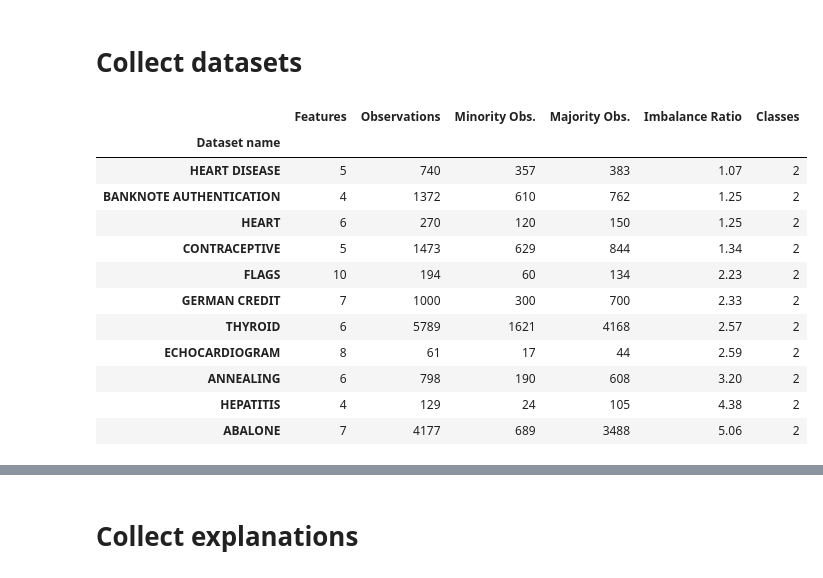
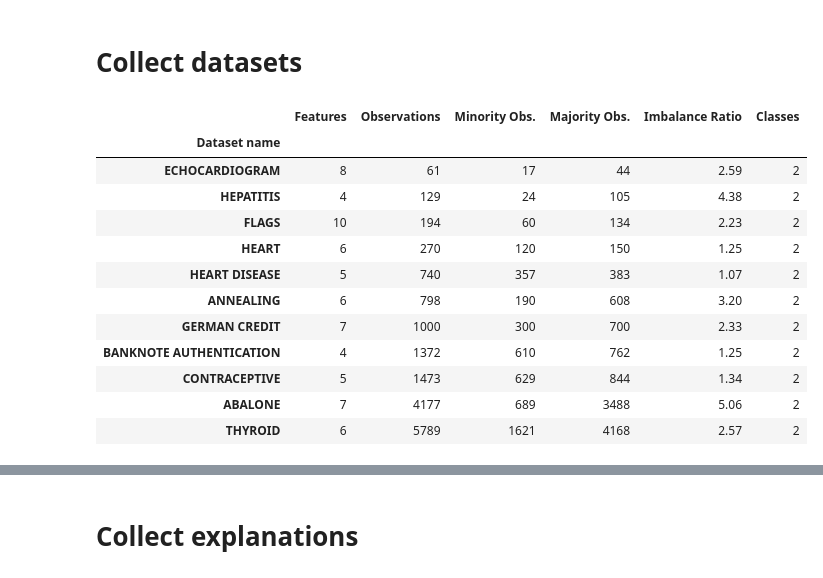
Before and after one commit to joaopfonseca/ExplainerPFN, a Jupyter notebook: notebooks/9-analysis-across-datasets.ipynb, the cells around one changed output, grey strips where cells are left out. Cells and saved outputs as stored; diff of their text form; code cells hidden in the pictures.

```diff
--- a/notebooks/9-analysis-across-datasets.ipynb
+++ b/notebooks/9-analysis-across-datasets.ipynb
@@ -48,34 +48,34 @@ No GPU available. Training will run on CPU.
 # %%
 datasets = BinaryDatasets().download()
 datasets.content_ += ContinuousCategoricalDatasets().download().content_
 content_processed = []
 for name, df in datasets:
     # Drop Credit Approval dataset due to weird formatting issues
     if name == "CREDIT APPROVAL":
         continue
 
     df.columns = df.columns.astype(str)
     df = df.loc[:, ~df.columns.str.startswith("cat")].copy()
     if df.target.nunique() > 2:
         df.target = (df.target == df.target.mode().iloc[0]).astype(int)
 
     if df.shape[1] < max_features and df.shape[1] > 2 and df.shape[0] < max_samples:
         content_processed.append((name, df))
 
 datasets.content_ = content_processed
-summary = datasets.summarize_datasets()
+summary = datasets.summarize_datasets().sort_values(by="Observations")
 summary
 # %% [output]
 |  | Features | Observations | Minority Obs. | Majority Obs. | Imbalance Ratio | Classes |
 | Dataset name |  |  |  |  |  |  |
+| ECHOCARDIOGRAM | 8 | 61 | 17 | 44 | 2.59 | 2 |
+| HEPATITIS | 4 | 129 | 24 | 105 | 4.38 | 2 |
+| FLAGS | 10 | 194 | 60 | 134 | 2.23 | 2 |
+| HEART | 6 | 270 | 120 | 150 | 1.25 | 2 |
 | HEART DISEASE | 5 | 740 | 357 | 383 | 1.07 | 2 |
+| ANNEALING | 6 | 798 | 190 | 608 | 3.20 | 2 |
+| GERMAN CREDIT | 7 | 1000 | 300 | 700 | 2.33 | 2 |
 | BANKNOTE AUTHENTICATION | 4 | 1372 | 610 | 762 | 1.25 | 2 |
-| HEART | 6 | 270 | 120 | 150 | 1.25 | 2 |
 | CONTRACEPTIVE | 5 | 1473 | 629 | 844 | 1.34 | 2 |
-| FLAGS | 10 | 194 | 60 | 134 | 2.23 | 2 |
-| GERMAN CREDIT | 7 | 1000 | 300 | 700 | 2.33 | 2 |
+| ABALONE | 7 | 4177 | 689 | 3488 | 5.06 | 2 |
 | THYROID | 6 | 5789 | 1621 | 4168 | 2.57 | 2 |
-| ECHOCARDIOGRAM | 8 | 61 | 17 | 44 | 2.59 | 2 |
-| ANNEALING | 6 | 798 | 190 | 608 | 3.20 | 2 |
-| HEPATITIS | 4 | 129 | 24 | 105 | 4.38 | 2 |
-| ABALONE | 7 | 4177 | 689 | 3488 | 5.06 | 2 |
```
Also changed, not shown: parts of 1 cell of this notebook.
